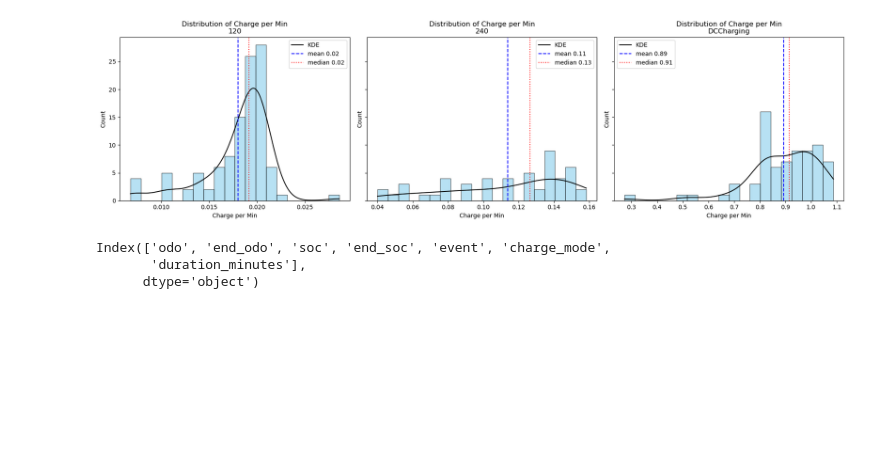
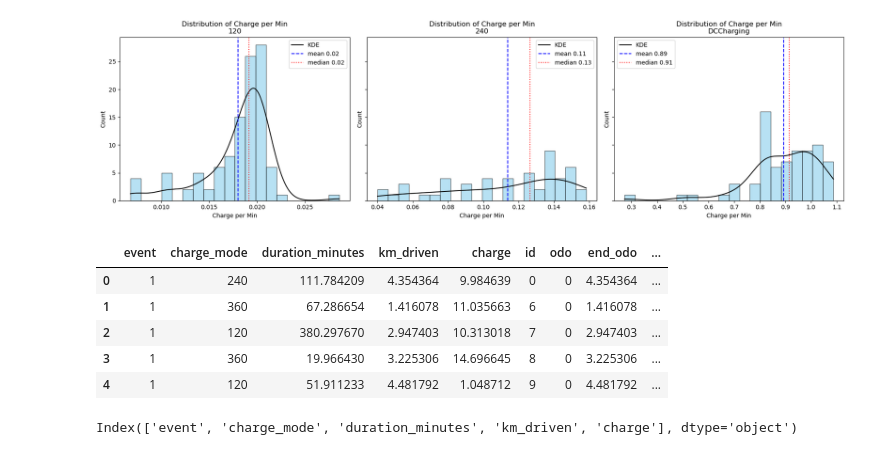
Before and after one commit to LeoneFabio/KoVAE, a Jupyter notebook: charge_post_processing_vin2_jupyter_kl_scheduling.ipynb, the cells around one changed output. Saved outputs shown, nothing was run; the diff lists cells and outputs as text; code cells hidden in the pictures; blank space fills up the shorter version.

```diff
--- a/charge_post_processing_vin2_jupyter_kl_scheduling.ipynb
+++ b/charge_post_processing_vin2_jupyter_kl_scheduling.ipynb
@@ -753,18 +777,28 @@ plt.tight_layout()
 plt.show()
 # %% [output]
 [figure]
+# %%
+# Save DataFrame
+charge_data.head()
+# %% [output]
+|  | event | charge_mode | duration_minutes | km_driven | charge | id | odo | end_odo | ... |
+| 0 | 1 | 240 | 111.784209 | 4.354364 | 9.984639 | 0 | 0 | 4.354364 | ... |
+| 1 | 1 | 360 | 67.286654 | 1.416078 | 11.035663 | 6 | 0 | 1.416078 | ... |
+| 2 | 1 | 120 | 380.297670 | 2.947403 | 10.313018 | 7 | 0 | 2.947403 | ... |
+| 3 | 1 | 360 | 19.966430 | 3.225306 | 14.696645 | 8 | 0 | 3.225306 | ... |
+| 4 | 1 | 120 | 51.911233 | 4.481792 | 1.048712 | 9 | 0 | 4.481792 | ... |
 # %%
-# TAKE DATA ./Data_saved/Global/Generated_data_vin2_400epochs/kaggle/working/KoVAE/Generated_data/EV_generated_data.csv
-data = pd.read_csv('./Data_saved/Global/Generated_data_vin2_400epochs/kaggle/working/KoVAE/Generated_data/EV_generated_data.csv')
+# TAKE DATA
+data = pd.read_csv('./Generated_data/EV_generated_data.csv')
 # print columns
 print(data.columns)
 
 # load also trip_Data and charge_data and then filter data, keeping only rows present in trip_data and charge_data
-trip_data = pd.read_csv('./Data_saved/Global/Generated_data_vin2_400epochs/kaggle/working/KoVAE/Generated_data/trips_EV_generated_data.csv')
+trip_data = pd.read_csv('./Data_saved/kl_scheduling/trip_data_with_shuffle.csv')
 
 #take only 'odo', 'end_odo', 'soc', 'end_soc', 'event', 'charge_mode','duration_minutes'
 trip_data = trip_data[['id']]
-charge_data_1 = pd.read_csv('./Data_saved/Global/Generated_data_vin2_400epochs/kaggle/working/KoVAE/Generated_data/charges_EV_generated.csv')
+charge_data_1 = pd.read_csv('./Data_saved/kl_scheduling/charge_data_with_shuffle.csv')
 
 # take only 'odo', 'end_odo', 'soc', 'end_soc', 'event', 'charge_mode','duration_minutes'
 charge_data_1 = charge_data_1[[ 'id']]
@@ -779,18 +813,17 @@ data = data[data['id'].isin(trip_data['id']) | data['id'].isin(charge_data_1['id
 data = data.drop(columns=['id'])
 
 #when event = 1 --> set end_odo = odo
-data.loc[data['event'] == 1, 'end_odo'] = data['odo']
+#data.loc[data['event'] == 1, 'end_odo'] = data['odo']
+data.loc[data['event'] == 1, 'km_driven'] = 0
 
-# add in first position column 'vin', all rows with value -2.47174E+18
-data.insert(0, 'vin', -2.47174E+18)
-
+'''# add in first position column 'vin', all rows with value -2.47174E+18
+data.insert(0, 'vin', -2.47174E+18)'''
 
 # map event 0 -> trip, 1 -> charge
 data['event'] = data['event'].map({0: 'trip', 1: 'charge'})
-# map charge_mode 1 -> 120, 2 -> 240, 3 -> DC Charging
-data['charge_mode'] = data['charge_mode'].map({0: 0, 1: 120, 2: 240, 3: 'DC Charging'})
-data.to_csv('./Data_saved/Global/Generated_data_vin2_400epochs/kaggle/working/KoVAE/Generated_data/EV_generated_data_final.csv', index=False)
+
+'''# map charge_mode 1 -> 120, 2 -> 240, 3 -> DC Charging
+data['charge_mode'] = data['charge_mode'].map({0: 0, 1: 120, 2: 240, 3: 'DC Charging'})'''
+data.to_csv('./Data_saved/kl_scheduling/EV_generated_data_final_with_shuffle.csv', index=False)
 # %% [output]
-Index(['odo', 'end_odo', 'soc', 'end_soc', 'event', 'charge_mode',
-       'duration_minutes'],
-      dtype='object')
+Index(['event', 'charge_mode', 'duration_minutes', 'km_driven', 'charge'], dtype='object')
```
Also changed, not shown: parts of 19 cells of this notebook, 30 other files.
